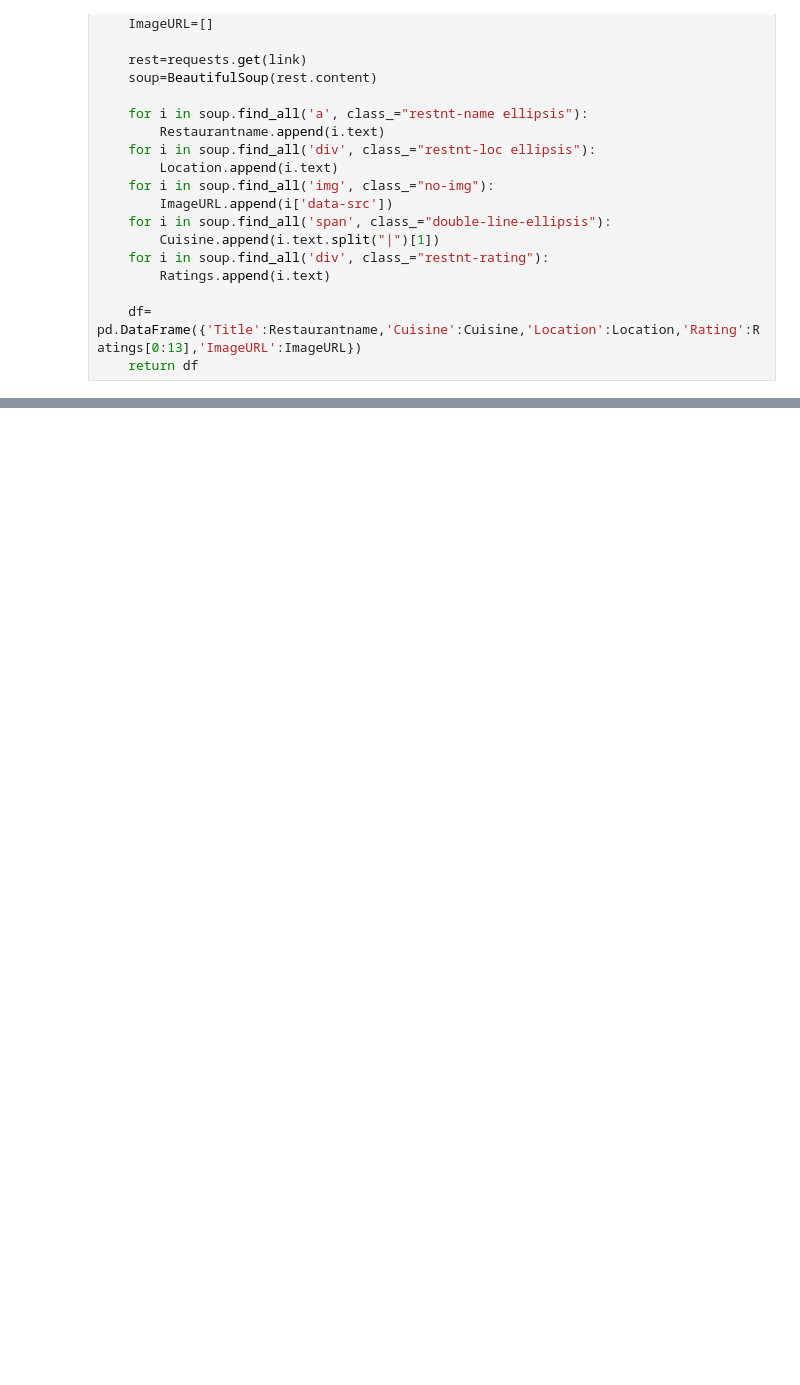
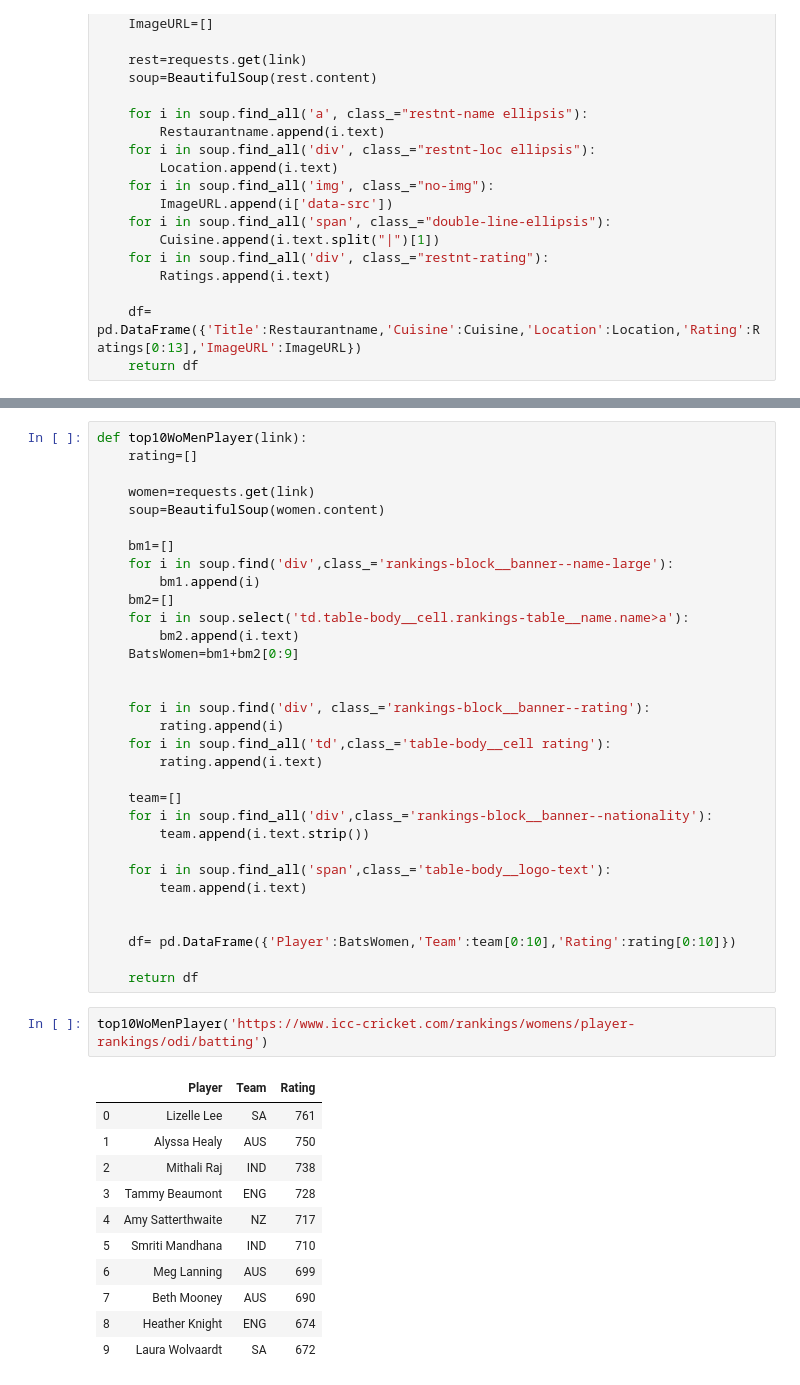
Before and after one commit to Rohit1492/Internship, a Jupyter notebook: WEB_SCRAPING_ASSIGNMENT-1.ipynb, the cells around one changed output, grey strips where cells are left out. Saved outputs shown, nothing was run; the diff lists cells and outputs as text; blank space fills up the shorter version.

```diff
--- a/WEB_SCRAPING_ASSIGNMENT-1.ipynb
+++ b/WEB_SCRAPING_ASSIGNMENT-1.ipynb
@@ -398,0 +577,46 @@ monument('https://www.puredestinations.co.uk/top-10-famous-monuments-to-visit-in
+# %%
+def top10WoMenPlayer(link):
+    rating=[]
+
+    women=requests.get(link)
+    soup=BeautifulSoup(women.content)
+
+    bm1=[]
+    for i in soup.find('div',class_='rankings-block__banner--name-large'):
+        bm1.append(i)
+    bm2=[]
+    for i in soup.select('td.table-body__cell.rankings-table__name.name>a'):
+        bm2.append(i.text)
+    BatsWomen=bm1+bm2[0:9]
+
+
+    for i in soup.find('div', class_='rankings-block__banner--rating'):
+        rating.append(i)
+    for i in soup.find_all('td',class_='table-body__cell rating'):
+        rating.append(i.text)
+
+    team=[]
+    for i in soup.find_all('div',class_='rankings-block__banner--nationality'):
+        team.append(i.text.strip())
+
+    for i in soup.find_all('span',class_='table-body__logo-text'):
+        team.append(i.text)
+
+
+    df= pd.DataFrame({'Player':BatsWomen,'Team':team[0:10],'Rating':rating[0:10]})
+
+    return df
+# %%
+top10WoMenPlayer('https://www.icc-cricket.com/rankings/womens/player-rankings/odi/batting')
+# %% [output]
+|  | Player | Team | Rating |
+| 0 | Lizelle Lee | SA | 761 |
+| 1 | Alyssa Healy | AUS | 750 |
+| 2 | Mithali Raj | IND | 738 |
+| 3 | Tammy Beaumont | ENG | 728 |
+| 4 | Amy Satterthwaite | NZ | 717 |
+| 5 | Smriti Mandhana | IND | 710 |
+| 6 | Meg Lanning | AUS | 699 |
+| 7 | Beth Mooney | AUS | 690 |
+| 8 | Heather Knight | ENG | 674 |
+| 9 | Laura Wolvaardt | SA | 672 |
```
Also changed, not shown: parts of 21 cells of this notebook.
